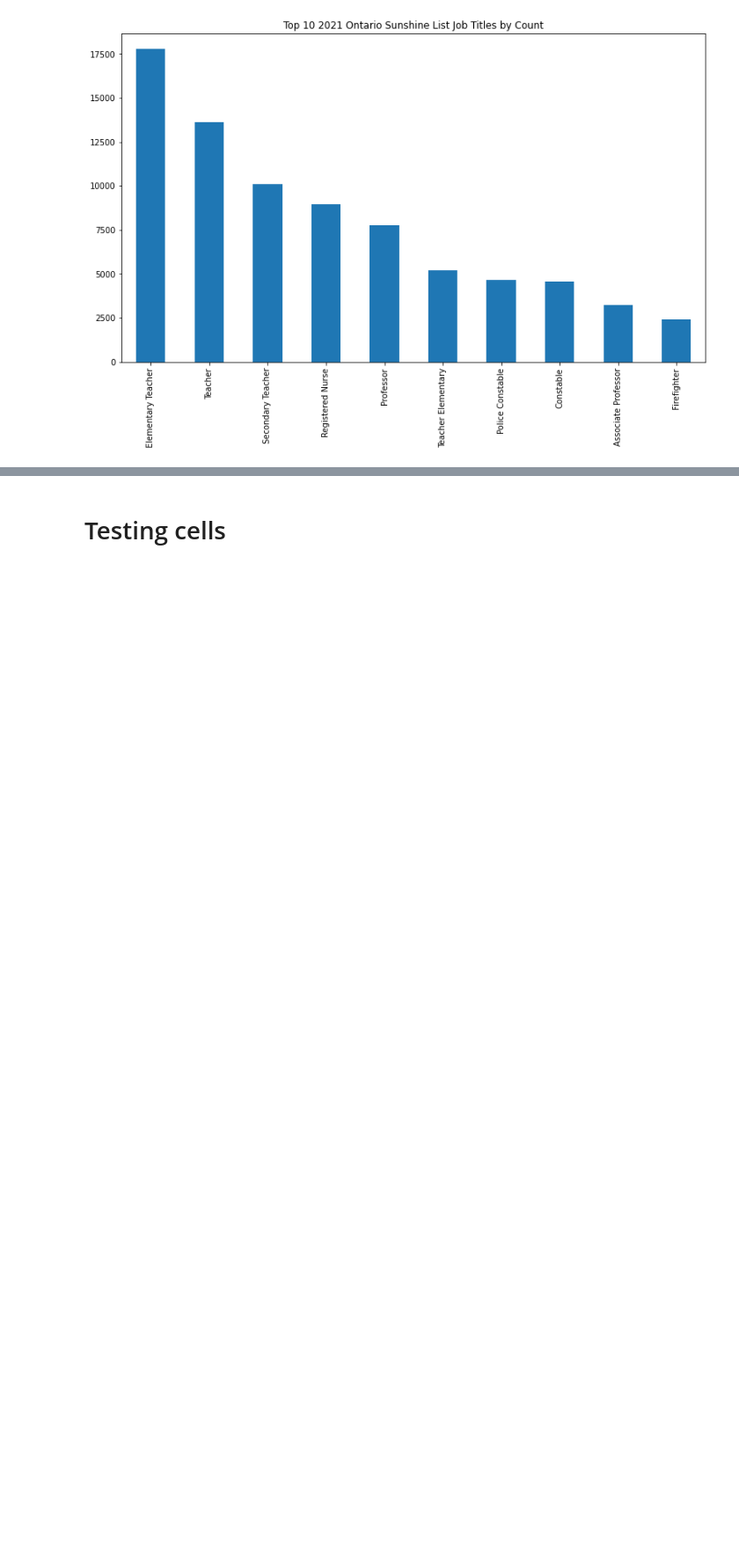
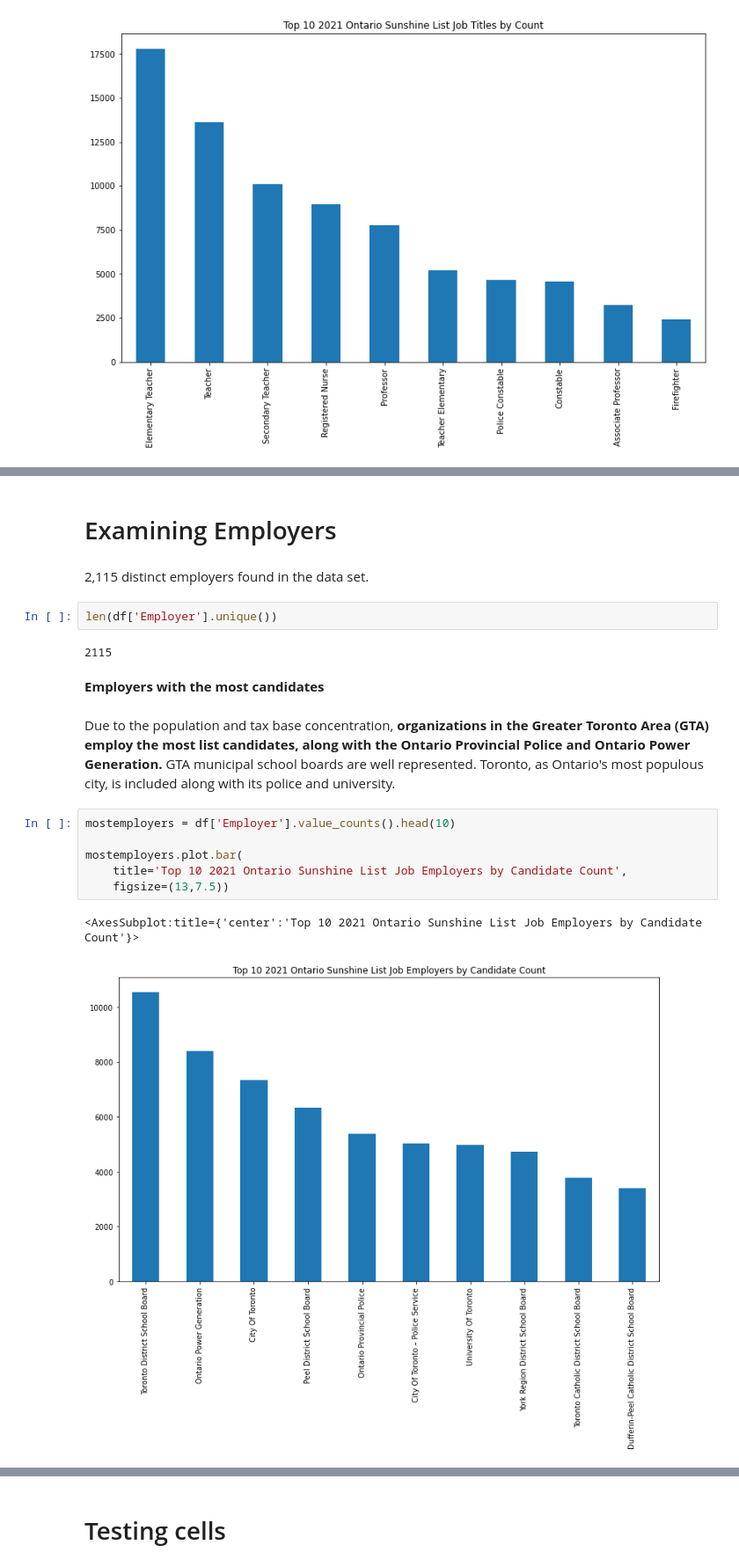
Before and after one commit to carlodghalnin/Ontario_Sunshine_List_Analysis, a Jupyter notebook: 2021_Ontario_Sunshine_List_Analysis.ipynb, the cells around one changed output, grey strips where cells are left out. Shown: that part at 88% size. Saved outputs shown, nothing was run; the diff lists cells and outputs as text; blank space fills up the shorter version.

```diff
--- a/2021_Ontario_Sunshine_List_Analysis.ipynb
+++ b/2021_Ontario_Sunshine_List_Analysis.ipynb
@@ -146,0 +149,21 @@ toptitles.plot.bar(
+# %% [markdown]
+<h1>Examining Employers</h1>
+# %% [markdown]
+2,115 distinct employers found in the data set.
+# %%
+len(df['Employer'].unique())
+# %% [output]
+2115
+# %% [markdown]
+**Employers with the most candidates**
+# %% [markdown]
+Due to the population and tax base concentration, **organizations in the Greater Toronto Area (GTA) employ the most list candidates, along with the Ontario Provincial Police and Ontario Power Generation.** GTA municipal school boards are well represented. Toronto, as Ontario's most populous city, is included along with its police and university.
+# %%
+mostemployers = df['Employer'].value_counts().head(10)
+
+mostemployers.plot.bar(
+    title='Top 10 2021 Ontario Sunshine List Job Employers by Candidate Count',
+    figsize=(13,7.5))
+# %% [output]
+<AxesSubplot:title={'center':'Top 10 2021 Ontario Sunshine List Job Employers by Candidate Count'}>
+[figure, added]
```
Also changed, not shown: parts of 13 cells of this notebook.
